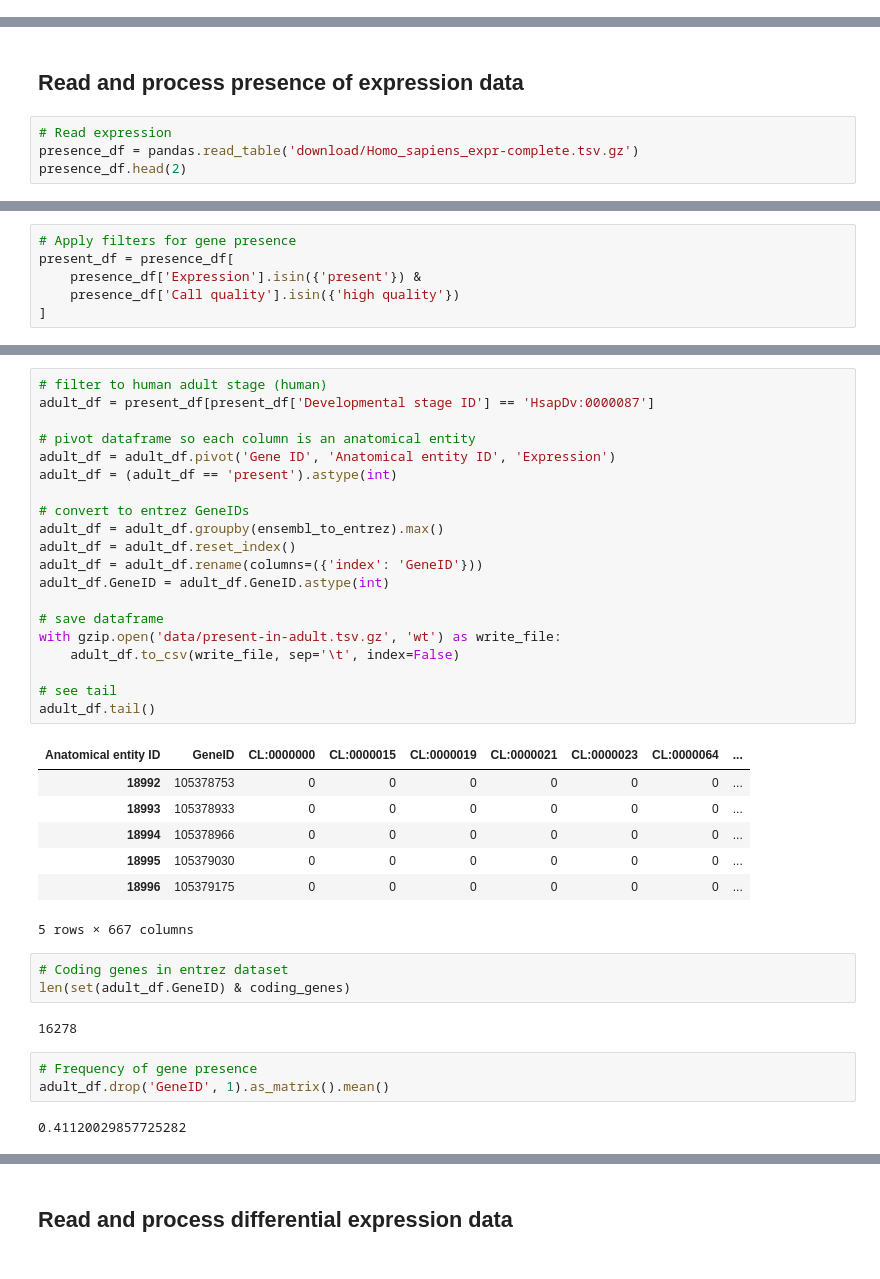
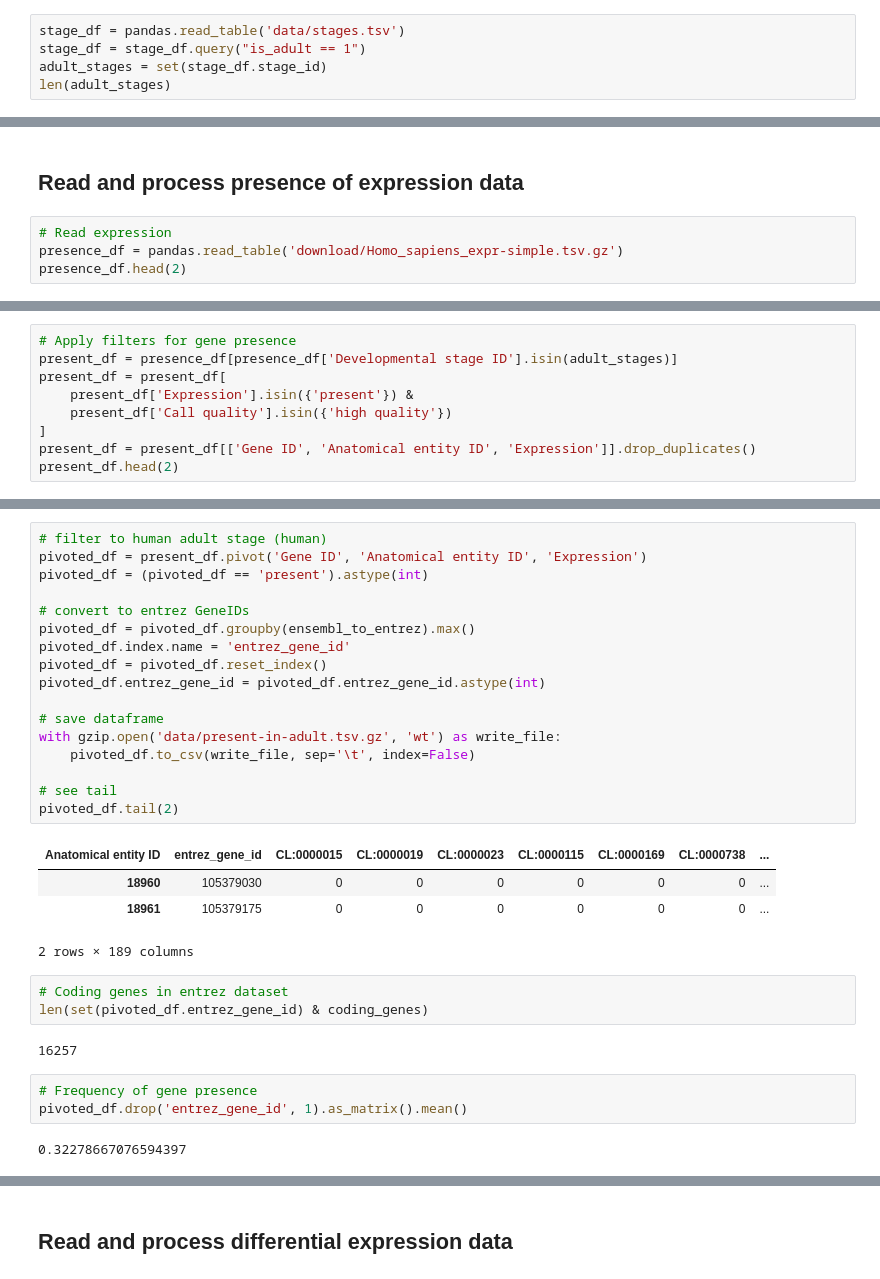
Before and after one commit to dhimmel/bgee, a Jupyter notebook: bgee.ipynb, the cells around one changed output, grey strips where cells are left out. Cells and saved outputs as stored; diff of their text form.

Commit message:
Add stage ontology, present any adult stage

```diff
--- a/bgee.ipynb
+++ b/bgee.ipynb
@@ -38,0 +41,5 @@ ensembl_to_entrez = dict(zip(entrez_map_df.identifier, entrez_map_df.GeneID))
+# %%
+stage_df = pandas.read_table('data/stages.tsv')
+stage_df = stage_df.query("is_adult == 1")
+adult_stages = set(stage_df.stage_id)
+len(adult_stages)
@@ -40,7 +49,7 @@ ensembl_to_entrez = dict(zip(entrez_map_df.identifier, entrez_map_df.GeneID))
 ## Read and process presence of expression data
 # %%
 # Read expression
-presence_df = pandas.read_table('download/Homo_sapiens_expr-complete.tsv.gz')
+presence_df = pandas.read_table('download/Homo_sapiens_expr-simple.tsv.gz')
 presence_df.head(2)
 # %% [output]
 |  | Gene ID | Gene name | Anatomical entity ID | Anatomical entity name | Developmental stage ID | ... |
@@ -76,6 +67,9 @@ pandas.crosstab(presence_df['Call quality'].fillna('NA'), presence_df['Expressio
 # %%
 # Apply filters for gene presence
-present_df = presence_df[
-    presence_df['Expression'].isin({'present'}) &
-    presence_df['Call quality'].isin({'high quality'})
+present_df = presence_df[presence_df['Developmental stage ID'].isin(adult_stages)]
+present_df = present_df[
+    present_df['Expression'].isin({'present'}) &
+    present_df['Call quality'].isin({'high quality'})
 ]
+present_df = present_df[['Gene ID', 'Anatomical entity ID', 'Expression']].drop_duplicates()
+present_df.head(2)
@@ -127,38 +80,32 @@ seaborn.heatmap(rect_df);
 # %%
 # filter to human adult stage (human)
-adult_df = present_df[present_df['Developmental stage ID'] == 'HsapDv:0000087']
-
-# pivot dataframe so each column is an anatomical entity
-adult_df = adult_df.pivot('Gene ID', 'Anatomical entity ID', 'Expression')
-adult_df = (adult_df == 'present').astype(int)
+pivoted_df = present_df.pivot('Gene ID', 'Anatomical entity ID', 'Expression')
+pivoted_df = (pivoted_df == 'present').astype(int)
 
 # convert to entrez GeneIDs
-adult_df = adult_df.groupby(ensembl_to_entrez).max()
-adult_df = adult_df.reset_index()
-adult_df = adult_df.rename(columns=({'index': 'GeneID'}))
-adult_df.GeneID = adult_df.GeneID.astype(int)
+pivoted_df = pivoted_df.groupby(ensembl_to_entrez).max()
+pivoted_df.index.name = 'entrez_gene_id'
+pivoted_df = pivoted_df.reset_index()
+pivoted_df.entrez_gene_id = pivoted_df.entrez_gene_id.astype(int)
 
 # save dataframe
 with gzip.open('data/present-in-adult.tsv.gz', 'wt') as write_file:
-    adult_df.to_csv(write_file, sep='\t', index=False)
+    pivoted_df.to_csv(write_file, sep='\t', index=False)
 
 # see tail
-adult_df.tail()
+pivoted_df.tail(2)
 # %% [output]
-| Anatomical entity ID | GeneID | CL:0000000 | CL:0000015 | CL:0000019 | CL:0000021 | CL:0000023 | CL:0000064 | ... |
-| 18992 | 105378753 | 0 | 0 | 0 | 0 | 0 | 0 | ... |
-| 18993 | 105378933 | 0 | 0 | 0 | 0 | 0 | 0 | ... |
-| 18994 | 105378966 | 0 | 0 | 0 | 0 | 0 | 0 | ... |
-| 18995 | 105379030 | 0 | 0 | 0 | 0 | 0 | 0 | ... |
-| 18996 | 105379175 | 0 | 0 | 0 | 0 | 0 | 0 | ... |
+| Anatomical entity ID | entrez_gene_id | CL:0000015 | CL:0000019 | CL:0000023 | CL:0000115 | CL:0000169 | CL:0000738 | ... |
+| 18960 | 105379030 | 0 | 0 | 0 | 0 | 0 | 0 | ... |
+| 18961 | 105379175 | 0 | 0 | 0 | 0 | 0 | 0 | ... |
-5 rows × 667 columns
+2 rows × 189 columns
 # %%
 # Coding genes in entrez dataset
-len(set(adult_df.GeneID) & coding_genes)
+len(set(pivoted_df.entrez_gene_id) & coding_genes)
 # %% [output]
-16278
+16257
 # %%
 # Frequency of gene presence
-adult_df.drop('GeneID', 1).as_matrix().mean()
+pivoted_df.drop('entrez_gene_id', 1).as_matrix().mean()
 # %% [output]
-0.41120029857725282
+0.32278667076594397
```
Also changed, not shown: parts of 13 cells of this notebook, 4 other files.
